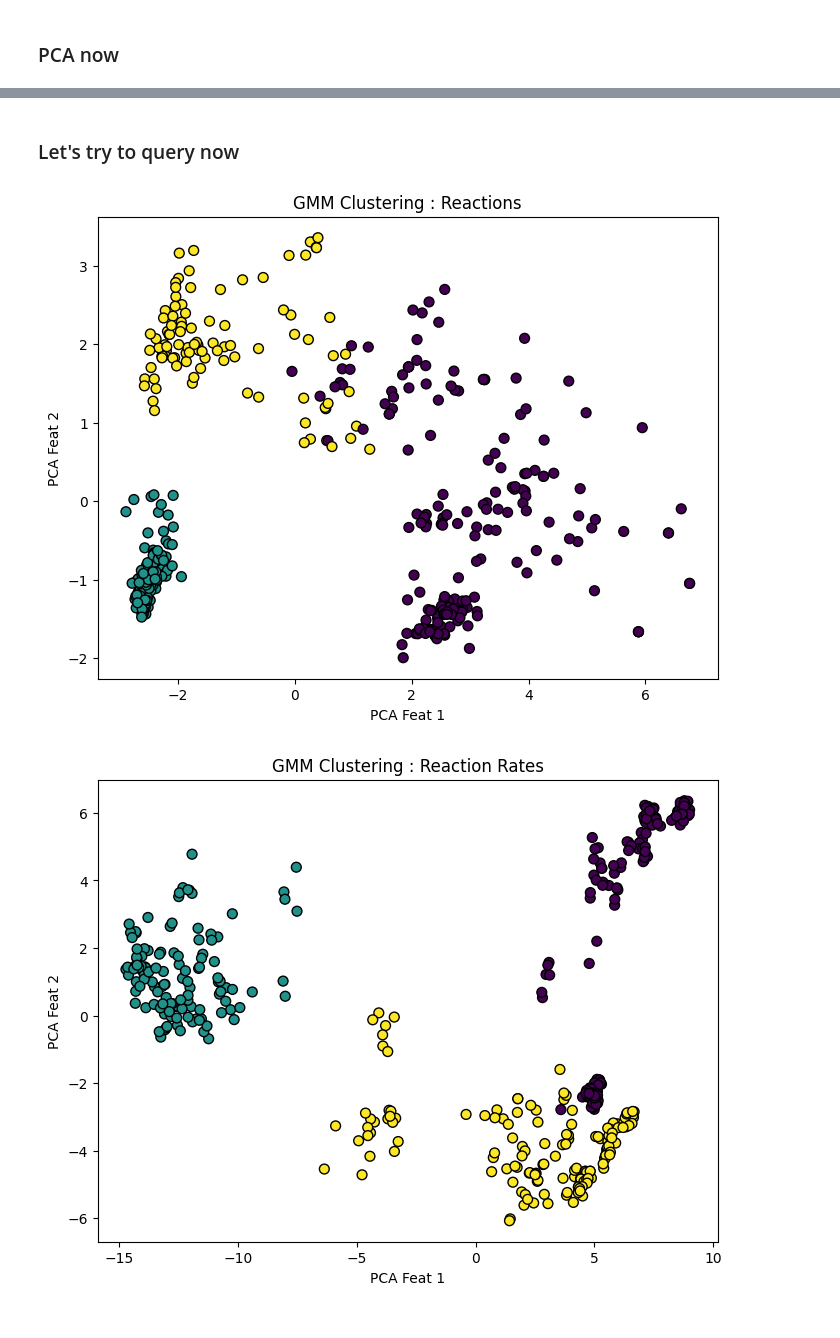
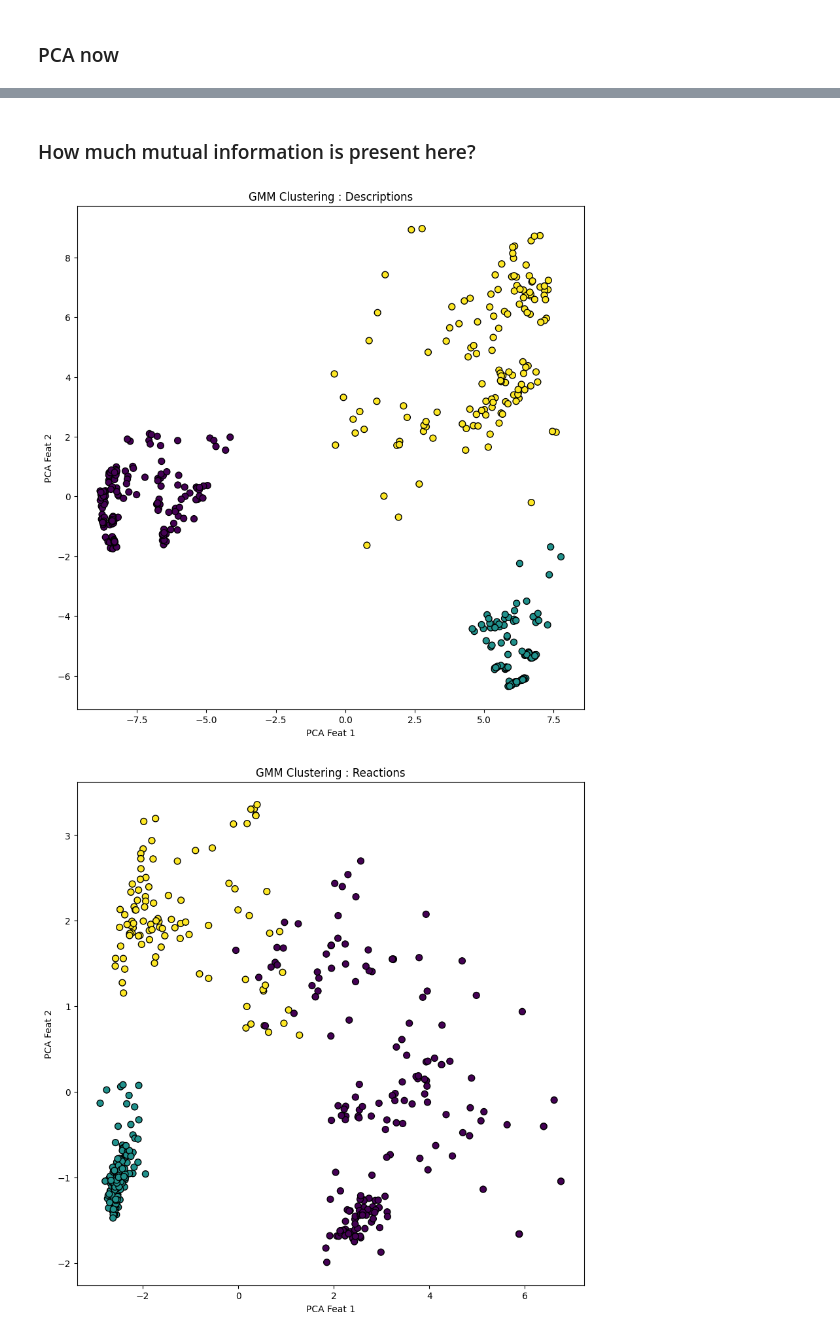
Before and after one commit to francescolosterzo/dufourspitze_16, a Jupyter notebook: nt/data_exploration.ipynb, the cells around one changed output, grey strips where cells are left out. Drawn from its saved outputs; the diff is of its cells as text; code cells hidden in the pictures.

```diff
--- a/nt/data_exploration.ipynb
+++ b/nt/data_exploration.ipynb
@@ -184,18 +184,30 @@ eq_red = pca.fit_transform(eq_embs)
 desc_red = pca.fit_transform(desc_embs)
 rcn_red = pca.fit_transform(rcn_embs)
 rate_red = pca.fit_transform(rate_embs)
-plt.figure(figsize=(14,14))
-plt.subplot(2, 2, 1)
+s_eq_red = pca.fit_transform(s_eq_embs)
+s_rcn_red = pca.fit_transform(s_rcn_embs)
+s_rate_red = pca.fit_transform(s_rate_embs)
+plt.figure(figsize=(20,20))
+plt.subplot(3, 3, 2)
 plt.scatter(desc_red[:, 0], desc_red[:, 1], color='blue', label='Descriptions')
 plt.title("PCA Descriptions")
-plt.subplot(2, 2, 2)
+plt.subplot(3, 3, 4)
 plt.scatter(eq_red[:, 0], eq_red[:, 1], color='green', label='Equations')
 plt.title("PCA : Equations")
-plt.subplot(2, 2, 3)
+plt.subplot(3, 3, 5)
 plt.scatter(rcn_red[:, 0], rcn_red[:, 1], color='blue', label='Reactions')
 plt.title("PCA Reactions")
-plt.subplot(2, 2, 4)
+plt.subplot(3, 3, 6)
 plt.scatter(rate_red[:, 0], rate_red[:, 1], color='green', label='Rates')
 plt.title("PCA : Rates")
+plt.subplot(3, 3, 7)
+plt.scatter(eq_red[:, 0], s_eq_red[:, 1], color='green', label='Equations')
+plt.title("PCA : Simplified Equations")
+plt.subplot(3, 3, 8)
+plt.scatter(rcn_red[:, 0], s_rcn_red[:, 1], color='blue', label='Reactions')
+plt.title("PCA Simplified Reactions")
+plt.subplot(3, 3, 9)
+plt.scatter(rate_red[:, 0], s_rate_red[:, 1], color='green', label='Rates')
+plt.title("PCA : Simplified Rates")
 plt.show()
 # %% [output]
@@ -203,5 +215,5 @@ plt.show()
 # %% [markdown]
-### Let's try to query now
+### How much mutual information is present here?
 # %%
 from sklearn.mixture import GaussianMixture
 
@@ -209,7 +221,7 @@ def do_gmm_stuff(X, red_X, nc, text):
     gmm = GaussianMixture(n_components=nc, covariance_type='full', random_state=0)
     gmm.fit(red_X)
     labels = gmm.predict(red_X)
-    plt.figure(figsize=(8, 6))
+    plt.figure(figsize=(10,10))
     plt.scatter(red_X[:, 0], red_X[:, 1], c=labels, cmap='viridis', marker='o', edgecolor='k', s=50)
 
     plt.title(f"GMM Clustering : {text}")
@@ -218,10 +230,13 @@ def do_gmm_stuff(X, red_X, nc, text):
     plt.show()
     return labels
 # %%
+desc_labels =do_gmm_stuff(desc_embs, desc_red,3, "Descriptions")
 rcn_labels =do_gmm_stuff(rcn_embs, rcn_red,3, "Reactions")
 rate_labels =do_gmm_stuff(rate_embs, rate_red,3, "Reaction Rates")
-desc_labels =do_gmm_stuff(desc_embs, desc_red,3, "Descriptions")
 eqn_labels =do_gmm_stuff(eq_embs, eq_red,3, "Equations")
+s_rcn_labels =do_gmm_stuff(s_rcn_embs, s_rcn_red,3, "Reactions")
+s_rate_labels =do_gmm_stuff(s_rate_embs, s_rate_red,3, "Reaction Rates")
+s_eqn_labels =do_gmm_stuff(s_eq_embs, s_eq_red,3, "Equations")
 # %% [output]
-[figure, old version]
+[figure, new version]
-[figure, old version]
+[figure, new version]
```
Also changed, not shown: parts of 4 cells of this notebook.
